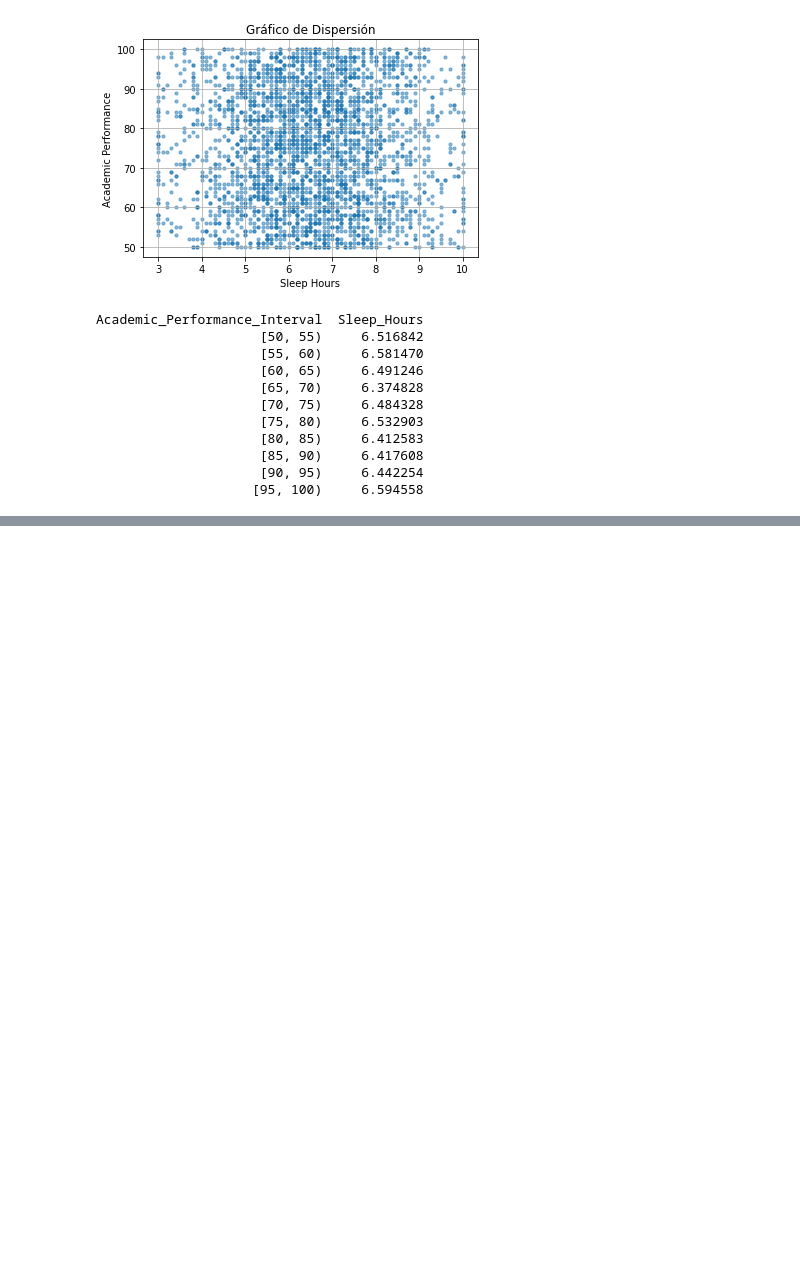
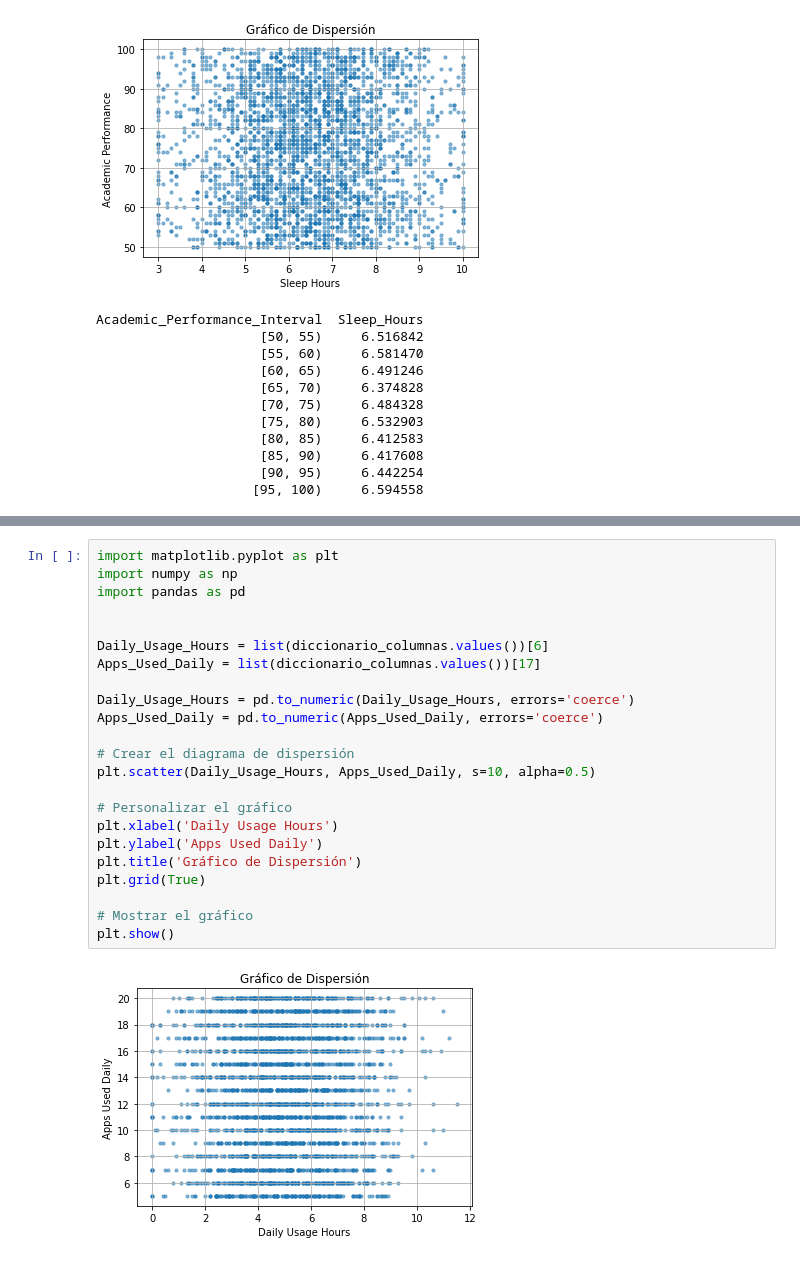
Before and after one commit to Carlolopespesia/Master-on-Data-Analytics, a Jupyter notebook: EDA CSV/cuaderno.ipynb, the cells around one changed output, grey strips where cells are left out. Drawn from its saved outputs; the diff is of its cells as text; blank space fills up the shorter version.

```diff
--- a/EDA CSV/cuaderno.ipynb
+++ b/EDA CSV/cuaderno.ipynb
@@ -274,0 +321,25 @@ Academic_Performance_Interval  Sleep_Hours
+# %%
+import matplotlib.pyplot as plt
+import numpy as np
+import pandas as pd
+
+
+Daily_Usage_Hours = list(diccionario_columnas.values())[6]
+Apps_Used_Daily = list(diccionario_columnas.values())[17]
+
+Daily_Usage_Hours = pd.to_numeric(Daily_Usage_Hours, errors='coerce')
+Apps_Used_Daily = pd.to_numeric(Apps_Used_Daily, errors='coerce')
+
+# Crear el diagrama de dispersión
+plt.scatter(Daily_Usage_Hours, Apps_Used_Daily, s=10, alpha=0.5)
+
+# Personalizar el gráfico
+plt.xlabel('Daily Usage Hours')
+plt.ylabel('Apps Used Daily')
+plt.title('Gráfico de Dispersión')
+plt.grid(True)
+
+# Mostrar el gráfico
+plt.show()
+# %% [output]
+[figure, added]
```
Also changed, not shown: parts of 3 cells of this notebook.
